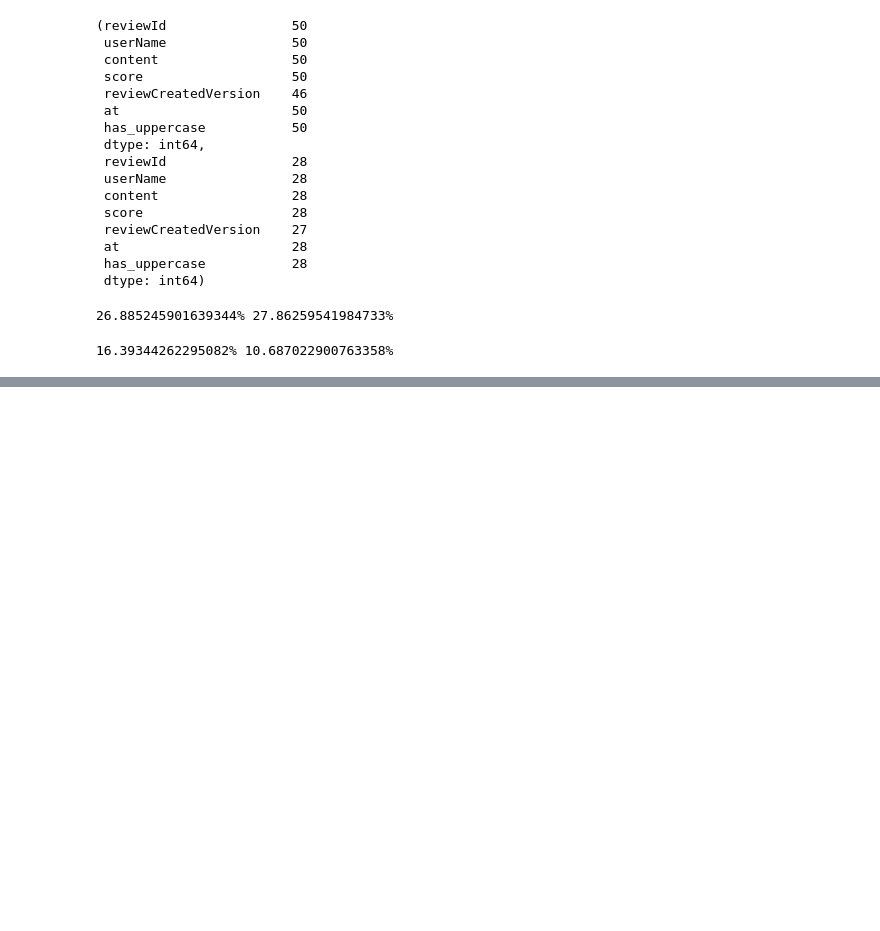
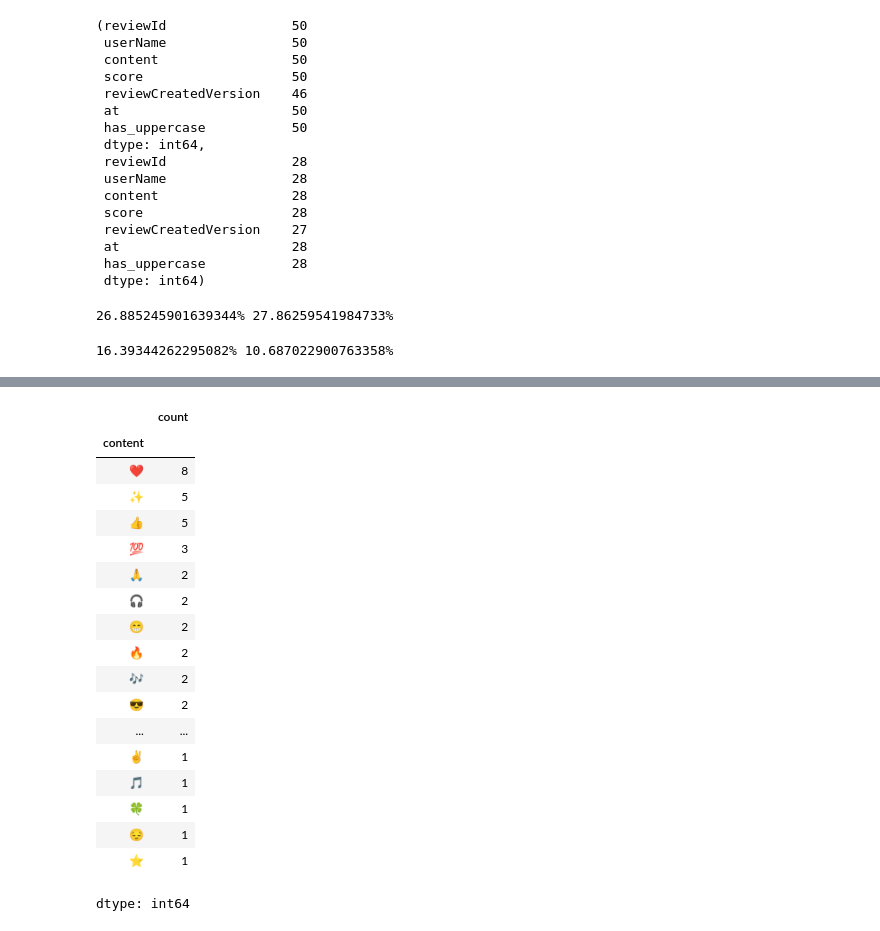
Before and after one commit to zevdavis/data_sci_project_1, a Jupyter notebook: dsp1_analysis.ipynb, the cells around one changed output, grey strips where cells are left out. Saved outputs shown, nothing was run; the diff lists cells and outputs as text; code cells hidden in the pictures; blank space fills up the shorter version.

```diff
--- a/dsp1_analysis.ipynb
+++ b/dsp1_analysis.ipynb
@@ -277,0 +415,22 @@ print(f"{dissatisfied_uppercase_percent}%", f"{satisfied_uppercase_percent}%")
+# %%
+satisfied_dj_ratings[satisfied_dj_ratings["has_emoji"]]["content"].apply(emoji.distinct_emoji_list).explode().value_counts()
+# %% [output]
+|  | count |
+| content |  |
+| ❤️ | 8 |
+| ✨ | 5 |
+| 👍 | 5 |
+| 💯 | 3 |
+| 🙏 | 2 |
+| 🎧 | 2 |
+| 😁 | 2 |
+| 🔥 | 2 |
+| 🎶 | 2 |
+| 😎 | 2 |
+| ... | ... |
+| ✌️ | 1 |
+| 🎵 | 1 |
+| 🍀 | 1 |
+| 😔 | 1 |
+| ⭐ | 1 |
+dtype: int64
```
Also changed, not shown: parts of 18 cells of this notebook.
